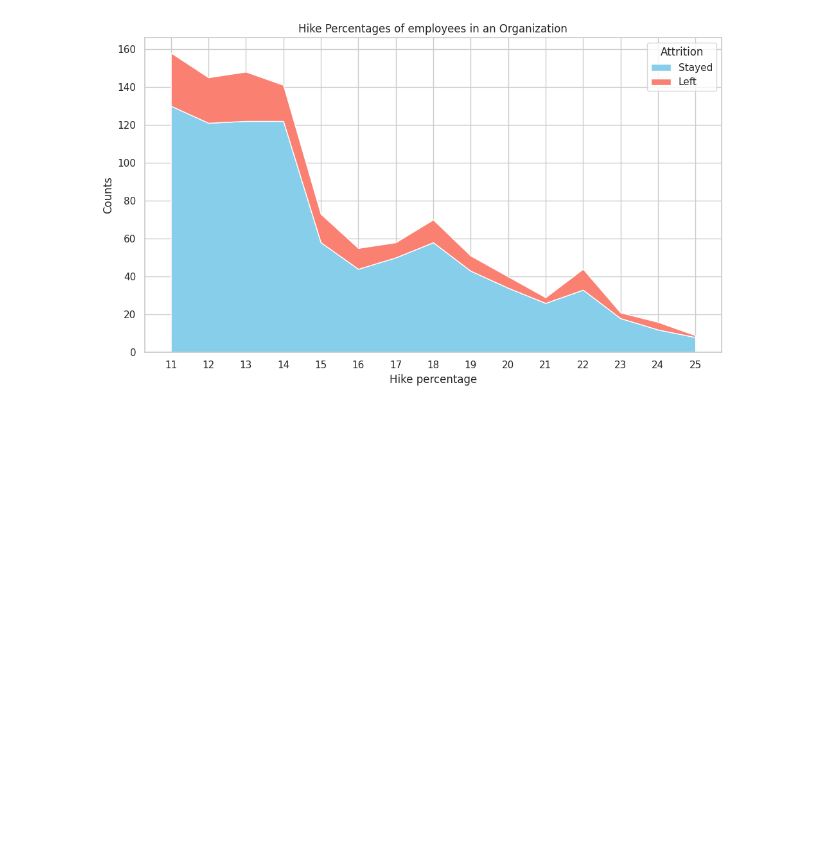
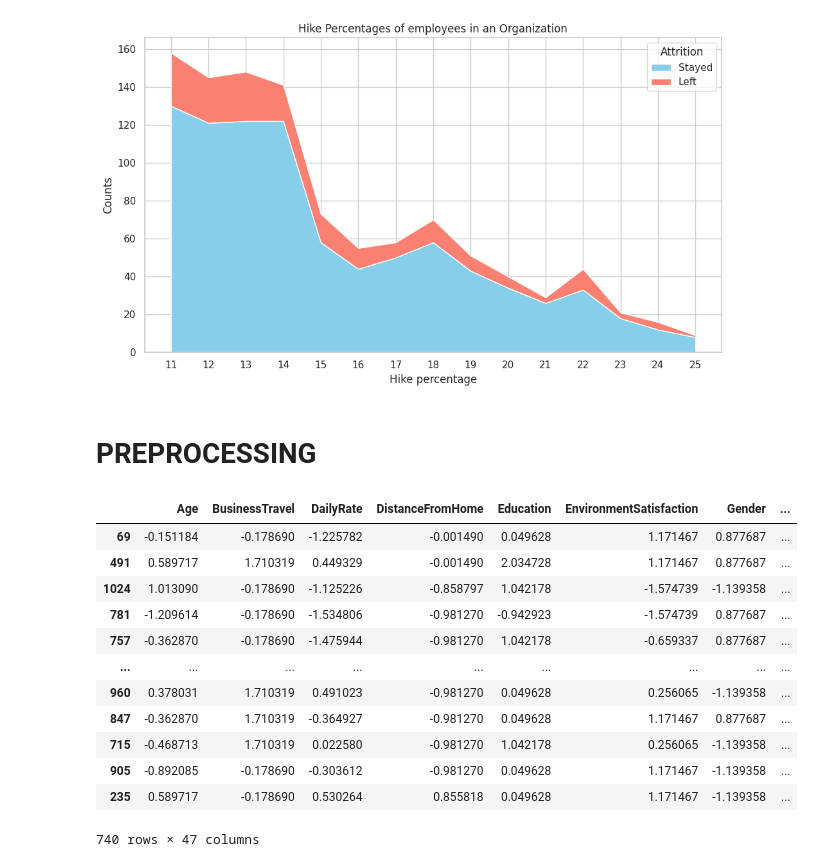
Before and after one commit to karanBx/EmployeeAttrition, a Jupyter notebook: EmployeeLeave.ipynb, the cells around one changed output. Cells and saved outputs as stored; diff of their text form; code cells hidden in the pictures; blank space fills up the shorter version.

```diff
--- a/EmployeeLeave.ipynb
+++ b/EmployeeLeave.ipynb
@@ -365,5 +333,0 @@ X_train, X_test, Y_train, Y_test = train_test_split(X, Y, test_size = 0.25, rand
-# %%
-#Use Random Forest Classification algorithm
-from sklearn.ensemble import RandomForestClassifier
-forest = RandomForestClassifier(n_estimators = 10, criterion = 'entropy', random_state = 0)
-forest.fit(X_train, Y_train)
@@ -395,0 +334,55 @@ importances.plot.bar()
+# %% [markdown]
+# PREPROCESSING
+# %%
+def onehot_encode(df, column):
+  df = df.copy()
+  dummies = pd.get_dummies(df[column], prefix=column, dtype = int)
+  df = pd.concat([df, dummies], axis = 1)
+  df = df.drop(column, axis = 1)
+  return df
+# %%
+def preprocess_inputs(df):
+  df = df.copy()
+
+  #Dropping single-value columns and id-columns
+  df = df.drop(['EmployeeCount','Over18','StandardHours','EmployeeNumber'], axis = 1)
+
+  #Binary-encode Binary columns
+  df['Gender'] = df['Gender'].replace({"Female" : 0, "Male" : 1})
+  df['OverTime'] = df['OverTime'].replace({"No" : 0, "Yes" : 1})
+
+  #Ordinal-encode BusinessTravel column
+  df['BusinessTravel'] = df['BusinessTravel'].replace({"Non-Travel" : 0, "Travel_Rarely" : 1, "Travel_Frequently" : 2})
+
+  # One-hot encoding
+  for column in ['Department', 'EducationField', 'JobRole', 'MaritalStatus']:
+    df = onehot_encode(df, column = column)
+
+  #Spliting and scaling the data
+  y = df['Attrition']
+  X = df.drop('Attrition', axis = 1)
+  X_train, X_test, y_train, y_test = train_test_split(X, y, train_size = 0.7, random_state = 1)
+  scaler = StandardScaler()
+  scaler.fit(X_train)
+  X_train = pd.DataFrame(scaler.transform(X_train), index = X_train.index, columns = X_train.columns)
+  X_test = pd.DataFrame(scaler.transform(X_test), index = X_test.index, columns = X_test.columns)
+
+  return X_train, X_test, y_train, y_test
+# %%
+X_train, X_test, y_train, y_test = preprocess_inputs(data)
+# %%
+X_train
+# %% [output]
+|  | Age | BusinessTravel | DailyRate | DistanceFromHome | Education | EnvironmentSatisfaction | Gender | ... |
+| 69 | -0.151184 | -0.178690 | -1.225782 | -0.001490 | 0.049628 | 1.171467 | 0.877687 | ... |
+| 491 | 0.589717 | 1.710319 | 0.449329 | -0.001490 | 2.034728 | 1.171467 | 0.877687 | ... |
+| 1024 | 1.013090 | -0.178690 | -1.125226 | -0.858797 | 1.042178 | -1.574739 | -1.139358 | ... |
+| 781 | -1.209614 | -0.178690 | -1.534806 | -0.981270 | -0.942923 | -1.574739 | 0.877687 | ... |
+| 757 | -0.362870 | -0.178690 | -1.475944 | -0.981270 | 1.042178 | -0.659337 | 0.877687 | ... |
+| ... | ... | ... | ... | ... | ... | ... | ... | ... |
+| 960 | 0.378031 | 1.710319 | 0.491023 | -0.981270 | 0.049628 | 0.256065 | -1.139358 | ... |
+| 847 | -0.362870 | 1.710319 | -0.364927 | -0.981270 | 0.049628 | 1.171467 | 0.877687 | ... |
+| 715 | -0.468713 | 1.710319 | 0.022580 | -0.981270 | 1.042178 | 0.256065 | -1.139358 | ... |
+| 905 | -0.892085 | -0.178690 | -0.303612 | -0.981270 | 0.049628 | 1.171467 | -1.139358 | ... |
+| 235 | 0.589717 | -0.178690 | 0.530264 | 0.855818 | 0.049628 | 1.171467 | -1.139358 | ... |
+740 rows × 47 columns
```
Also changed, not shown: parts of 12 cells of this notebook.
